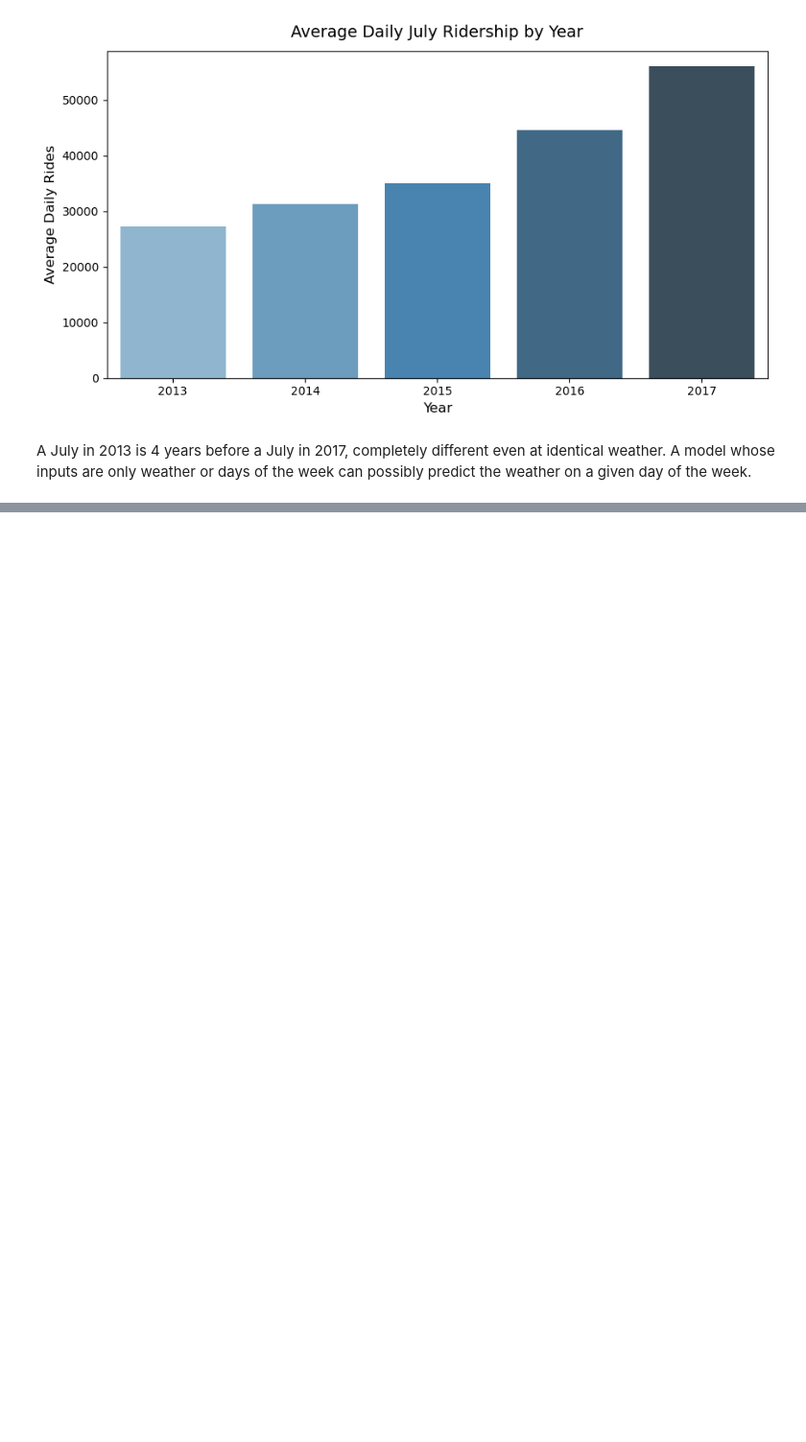
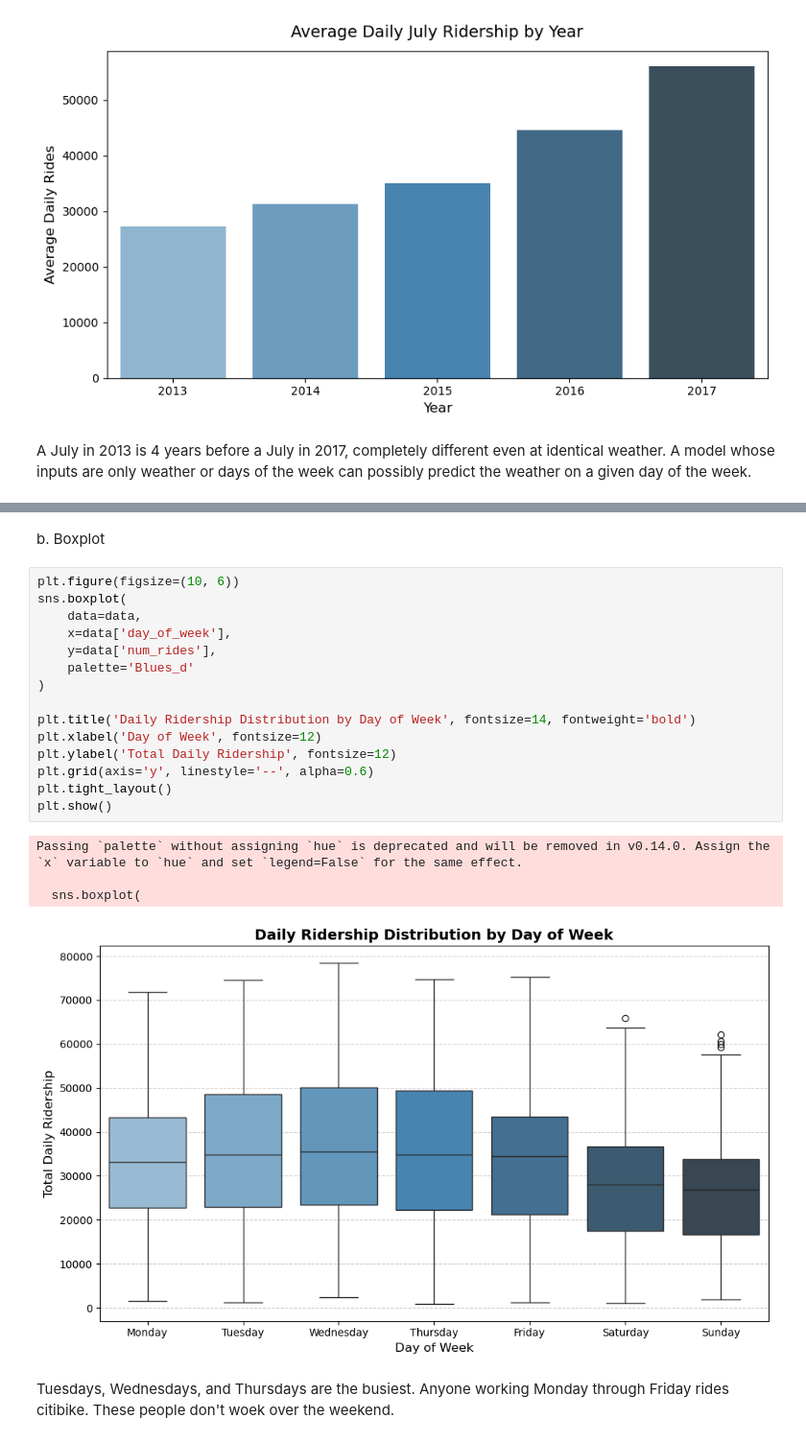
Before and after one commit to oluochl/-citibike-ridership-model-, a Jupyter notebook: Code/eda.ipynb, the cells around one changed output, grey strips where cells are left out. Shown at 96% size. Cells and saved outputs as stored; diff of their text form; blank space fills up the shorter version.

```diff
--- a/Code/eda.ipynb
+++ b/Code/eda.ipynb
@@ -214,0 +238,24 @@ A July in 2013 is 4 years before a July in 2017, completely different even at id
+# %% [markdown]
+b. Boxplot
+# %%
+plt.figure(figsize=(10, 6))
+sns.boxplot(
+    data=data,
+    x=data['day_of_week'],
+    y=data['num_rides'],
+    palette='Blues_d'
+)
+
+plt.title('Daily Ridership Distribution by Day of Week', fontsize=14, fontweight='bold')
+plt.xlabel('Day of Week', fontsize=12)
+plt.ylabel('Total Daily Ridership', fontsize=12)
+plt.grid(axis='y', linestyle='--', alpha=0.6)
+plt.tight_layout()
+plt.show()
+# %% [output]
+Passing `palette` without assigning `hue` is deprecated and will be removed in v0.14.0. Assign the `x` variable to `hue` and set `legend=False` for the same effect.
+
+  sns.boxplot(
+[figure, added]
+# %% [markdown]
+Tuesdays, Wednesdays, and Thursdays are the busiest. Anyone working Monday through Friday rides citibike. These people don't woek over the weekend.
```
Also changed, not shown: parts of 2 cells of this notebook.
